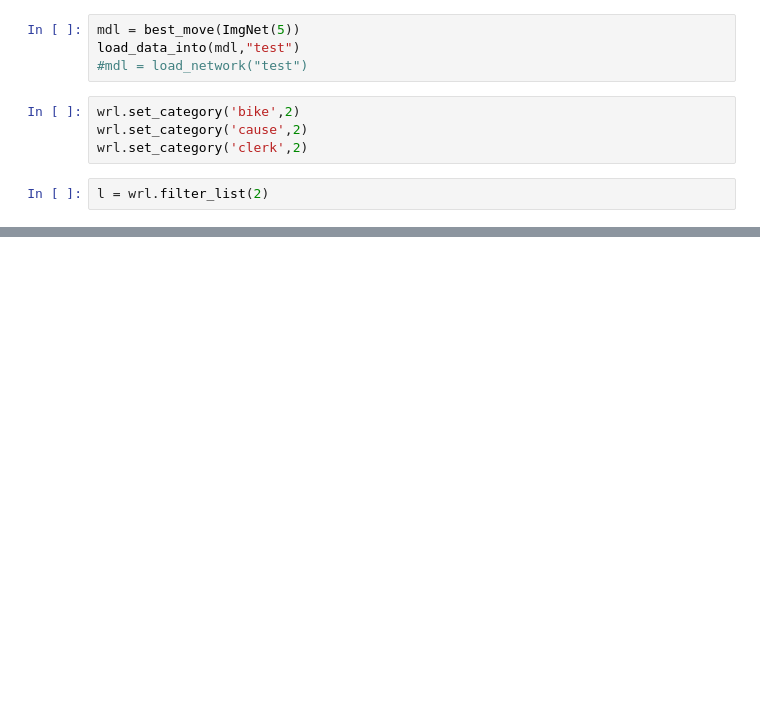
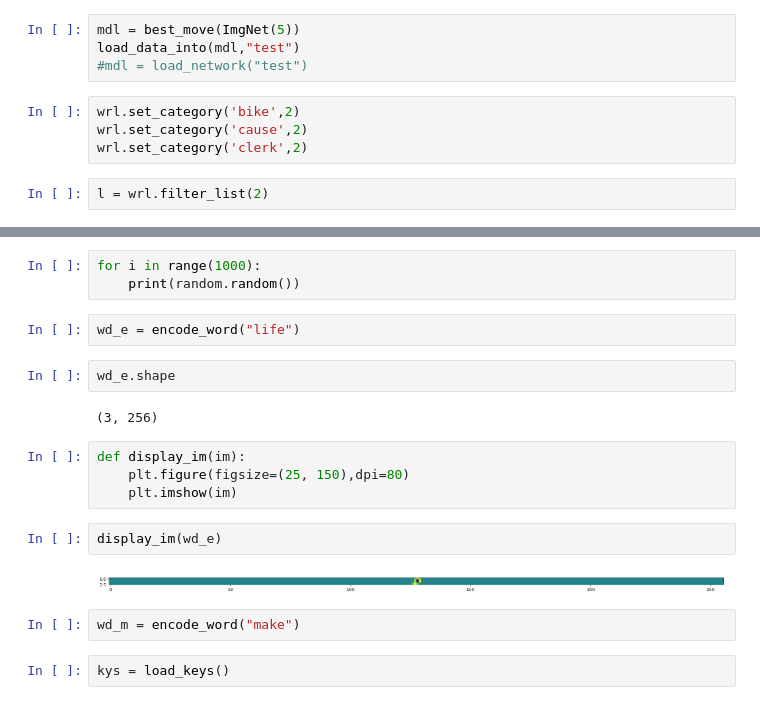
Before and after one commit to cschrumm/TreeDeepSpelling, a Jupyter notebook: training_algorithm.ipynb, the cells around one changed output, grey strips where cells are left out. Drawn from its saved outputs; the diff is of its cells as text; blank space fills up the shorter version.

Commit message:
some random message

```diff
--- a/training_algorithm.ipynb
+++ b/training_algorithm.ipynb
@@ -466,0 +359,21 @@ l.choose_words(3)
+# %%
+for i in range(1000):
+    print(random.random())
+# %%
+wd_e = encode_word("life")
+# %%
+wd_e.shape
+# %% [output]
+(3, 256)
+# %%
+def display_im(im):
+    plt.figure(figsize=(25, 150),dpi=80)
+    plt.imshow(im)
+# %%
+display_im(wd_e)
+# %% [output]
+[figure, added]
+# %%
+wd_m = encode_word("make")
+# %%
+kys = load_keys()
```
Also changed, not shown: parts of 24 cells of this notebook, 2 other files.
